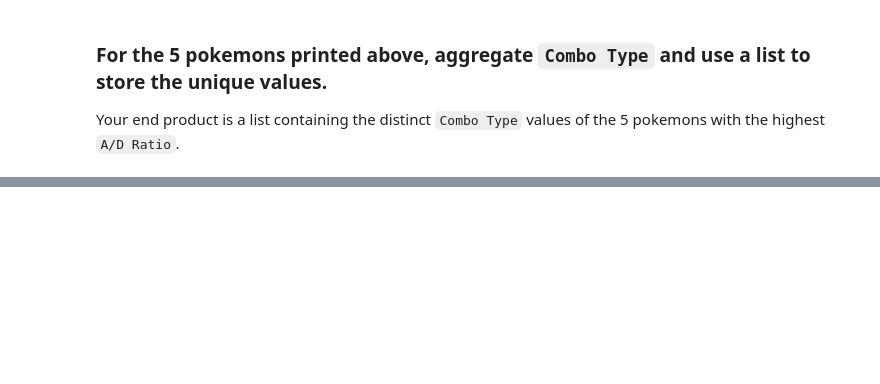
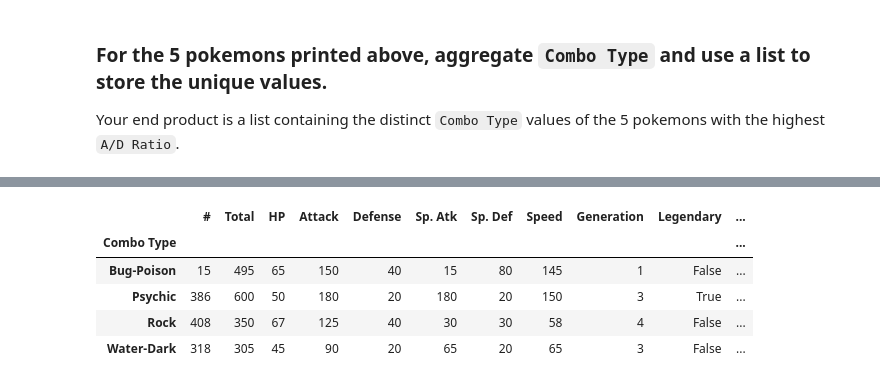
Before and after one commit to Data-FT-MX/lab-df-calculation-and-transformation, a Jupyter notebook: your-code/challenge-1.ipynb, the cells around one changed output, grey strips where cells are left out. Drawn from its saved outputs; the diff is of its cells as text; code cells hidden in the pictures; blank space fills up the shorter version.

```diff
--- a/your-code/challenge-1.ipynb
+++ b/your-code/challenge-1.ipynb
@@ -225,0 +218,4 @@ Your output should look like below:
+# %%
+# enter your code here
+pokemon = pokemon.sort_values('A/D Ratio', ascending=False).head(5).drop_duplicates('Combo Type')
+pokemon.head()
@@ -225,0 +228,9 @@ Your output should look like below:
+# %%
+pokemon.groupby('Combo Type').mean().transpose().transpose()
+# %% [output]
+|  | # | Total | HP | Attack | Defense | Sp. Atk | Sp. Def | Speed | Generation | Legendary | ... |
+| Combo Type |  |  |  |  |  |  |  |  |  |  | ... |
+| Bug-Poison | 15 | 495 | 65 | 150 | 40 | 15 | 80 | 145 | 1 | False | ... |
+| Psychic | 386 | 600 | 50 | 180 | 20 | 180 | 20 | 150 | 3 | True | ... |
+| Rock | 408 | 350 | 67 | 125 | 40 | 30 | 30 | 58 | 4 | False | ... |
+| Water-Dark | 318 | 305 | 45 | 90 | 20 | 65 | 20 | 65 | 3 | False | ... |
```
Also changed, not shown: parts of 13 cells of this notebook, 3 other files.
